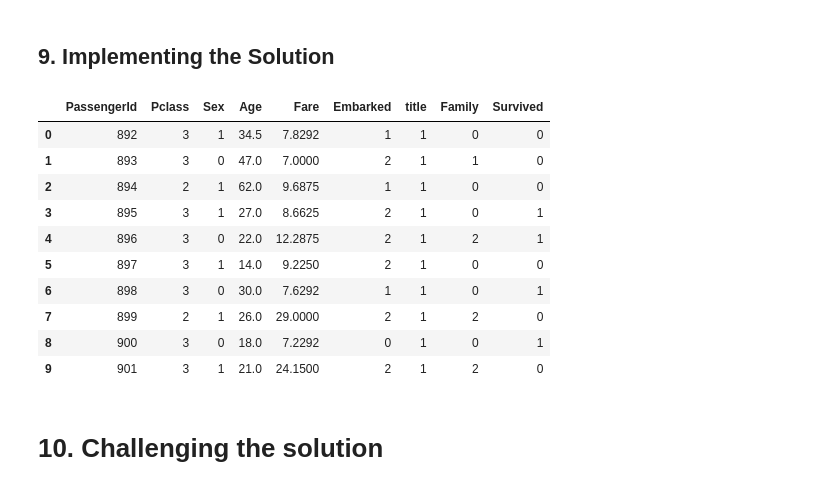
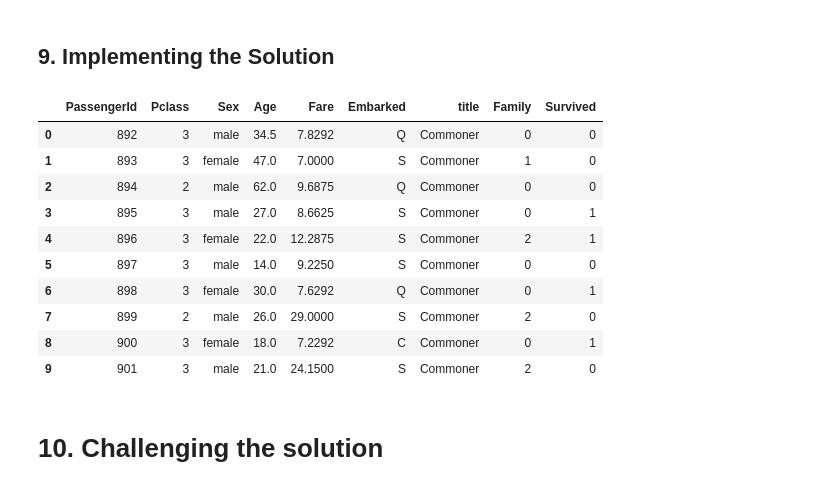
Before and after one commit to MaureenGatu/KNN-and-Naive-Bayes-ML-Models, a Jupyter notebook: Taitanic_Survivor's_Prediction.ipynb, the cells around one changed output. Drawn from its saved outputs; the diff is of its cells as text; code cells hidden in the pictures.

```diff
--- a/Taitanic_Survivor's_Prediction.ipynb
+++ b/Taitanic_Survivor's_Prediction.ipynb
@@ -778,3 +778,4 @@ Name: title, dtype: int64
 # %%
 #Preview of the data
 df.head(2)
+final_df = df_test.copy(deep = True)
@@ -1118,27 +1139,27 @@ Model accuracy is :  0.8385093167701864
 # %%
 # Implementing the Solution
 #  We will then use the model to pedict whether the passengers in the test data survived or not.
 
 y_predicted = classifier.predict(test_x)
 
 #Add predictions to our test data
-df_test['Survived']= y_predicted
+final_df['Survived']= y_predicted
 
 
 #Preview the data
-df_test.head(10)
+final_df.head(10)
 # %% [output]
 |  | PassengerId | Pclass | Sex | Age | Fare | Embarked | title | Family | Survived |
-| 0 | 892 | 3 | 1 | 34.5 | 7.8292 | 1 | 1 | 0 | 0 |
-| 1 | 893 | 3 | 0 | 47.0 | 7.0000 | 2 | 1 | 1 | 0 |
-| 2 | 894 | 2 | 1 | 62.0 | 9.6875 | 1 | 1 | 0 | 0 |
-| 3 | 895 | 3 | 1 | 27.0 | 8.6625 | 2 | 1 | 0 | 1 |
-| 4 | 896 | 3 | 0 | 22.0 | 12.2875 | 2 | 1 | 2 | 1 |
-| 5 | 897 | 3 | 1 | 14.0 | 9.2250 | 2 | 1 | 0 | 0 |
-| 6 | 898 | 3 | 0 | 30.0 | 7.6292 | 1 | 1 | 0 | 1 |
-| 7 | 899 | 2 | 1 | 26.0 | 29.0000 | 2 | 1 | 2 | 0 |
-| 8 | 900 | 3 | 0 | 18.0 | 7.2292 | 0 | 1 | 0 | 1 |
-| 9 | 901 | 3 | 1 | 21.0 | 24.1500 | 2 | 1 | 2 | 0 |
+| 0 | 892 | 3 | male | 34.5 | 7.8292 | Q | Commoner | 0 | 0 |
+| 1 | 893 | 3 | female | 47.0 | 7.0000 | S | Commoner | 1 | 0 |
+| 2 | 894 | 2 | male | 62.0 | 9.6875 | Q | Commoner | 0 | 0 |
+| 3 | 895 | 3 | male | 27.0 | 8.6625 | S | Commoner | 0 | 1 |
+| 4 | 896 | 3 | female | 22.0 | 12.2875 | S | Commoner | 2 | 1 |
+| 5 | 897 | 3 | male | 14.0 | 9.2250 | S | Commoner | 0 | 0 |
+| 6 | 898 | 3 | female | 30.0 | 7.6292 | Q | Commoner | 0 | 1 |
+| 7 | 899 | 2 | male | 26.0 | 29.0000 | S | Commoner | 2 | 0 |
+| 8 | 900 | 3 | female | 18.0 | 7.2292 | C | Commoner | 0 | 1 |
+| 9 | 901 | 3 | male | 21.0 | 24.1500 | S | Commoner | 2 | 0 |
 # %% [markdown]
 # 10. Challenging the solution
 # %% [markdown]
```
Also changed, not shown: parts of 11 cells of this notebook.
